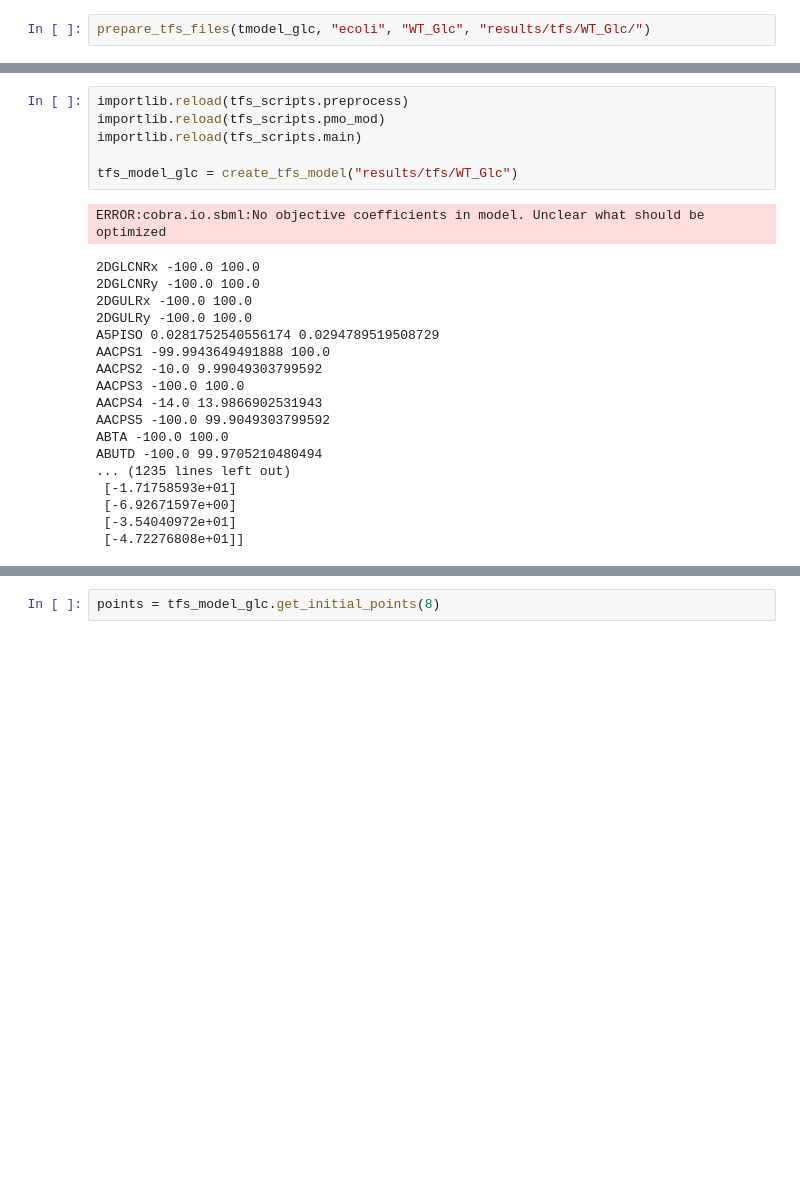
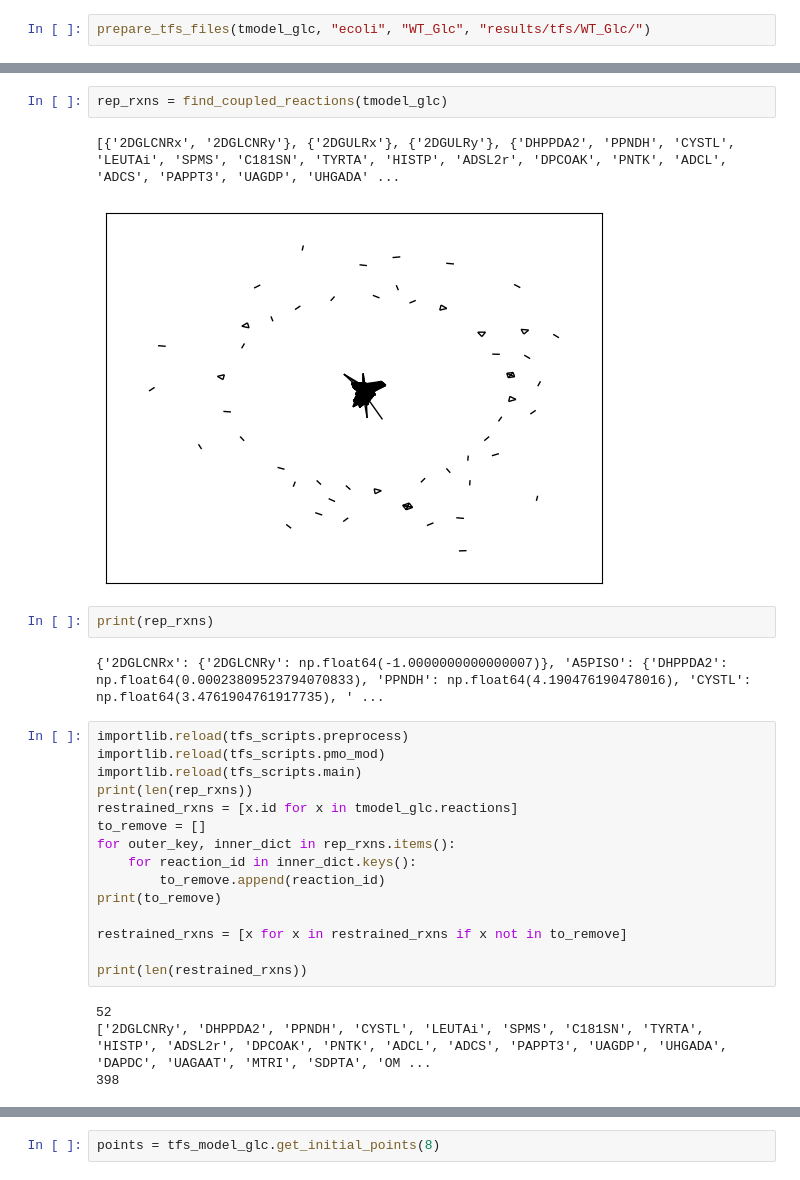
Before and after one commit to lasillje/MSC-Thermo, a Jupyter notebook: ecoli_tfs/tfs_ecoli.ipynb, the cells around one changed output, grey strips where cells are left out. Drawn from its saved outputs; the diff is of its cells as text; blank space fills up the shorter version.

Commit message:
Add restrained rxns option to preprocess, test FCA reactions with TFS

```diff
--- a/ecoli_tfs/tfs_ecoli.ipynb
+++ b/ecoli_tfs/tfs_ecoli.ipynb
@@ -751,25 +839,28 @@ prepare_tfs_files(tmodel_glc, "ecoli", "WT_Glc", "results/tfs/WT_Glc/")
+# %%
+rep_rxns = find_coupled_reactions(tmodel_glc)
+# %% [output]
+[{'2DGLCNRx', '2DGLCNRy'}, {'2DGULRx'}, {'2DGULRy'}, {'DHPPDA2', 'PPNDH', 'CYSTL', 'LEUTAi', 'SPMS', 'C181SN', 'TYRTA', 'HISTP', 'ADSL2r', 'DPCOAK', 'PNTK', 'ADCL', 'ADCS', 'PAPPT3', 'UAGDP', 'UHGADA' ...
+[figure, added]
+# %%
+print(rep_rxns)
+# %% [output]
+{'2DGLCNRx': {'2DGLCNRy': np.float64(-1.0000000000000007)}, 'A5PISO': {'DHPPDA2': np.float64(0.00023809523794070833), 'PPNDH': np.float64(4.190476190478016), 'CYSTL': np.float64(3.4761904761917735), ' ...
 # %%
 importlib.reload(tfs_scripts.preprocess)
 importlib.reload(tfs_scripts.pmo_mod)
 importlib.reload(tfs_scripts.main)
+print(len(rep_rxns))
+restrained_rxns = [x.id for x in tmodel_glc.reactions]
+to_remove = []
+for outer_key, inner_dict in rep_rxns.items():
+    for reaction_id in inner_dict.keys():
+        to_remove.append(reaction_id)
+print(to_remove)
 
-tfs_model_glc = create_tfs_model("results/tfs/WT_Glc")
+restrained_rxns = [x for x in restrained_rxns if x not in to_remove]
+
+print(len(restrained_rxns))
 # %% [output]
-ERROR:cobra.io.sbml:No objective coefficients in model. Unclear what should be optimized
+52
+['2DGLCNRy', 'DHPPDA2', 'PPNDH', 'CYSTL', 'LEUTAi', 'SPMS', 'C181SN', 'TYRTA', 'HISTP', 'ADSL2r', 'DPCOAK', 'PNTK', 'ADCL', 'ADCS', 'PAPPT3', 'UAGDP', 'UHGADA', 'DAPDC', 'UAGAAT', 'MTRI', 'SDPTA', 'OM ...
+398
-2DGLCNRx -100.0 100.0
-2DGLCNRy -100.0 100.0
-2DGULRx -100.0 100.0
-2DGULRy -100.0 100.0
-A5PISO 0.0281752540556174 0.0294789519508729
-AACPS1 -99.9943649491888 100.0
-AACPS2 -10.0 9.99049303799592
-AACPS3 -100.0 100.0
-AACPS4 -14.0 13.9866902531943
-AACPS5 -100.0 99.9049303799592
-ABTA -100.0 100.0
-ABUTD -100.0 99.9705210480494
-... (1235 lines left out)
- [-1.71758593e+01]
- [-6.92671597e+00]
- [-3.54040972e+01]
- [-4.72276808e+01]]
```
Also changed, not shown: parts of 5 cells of this notebook, 4 other files.
